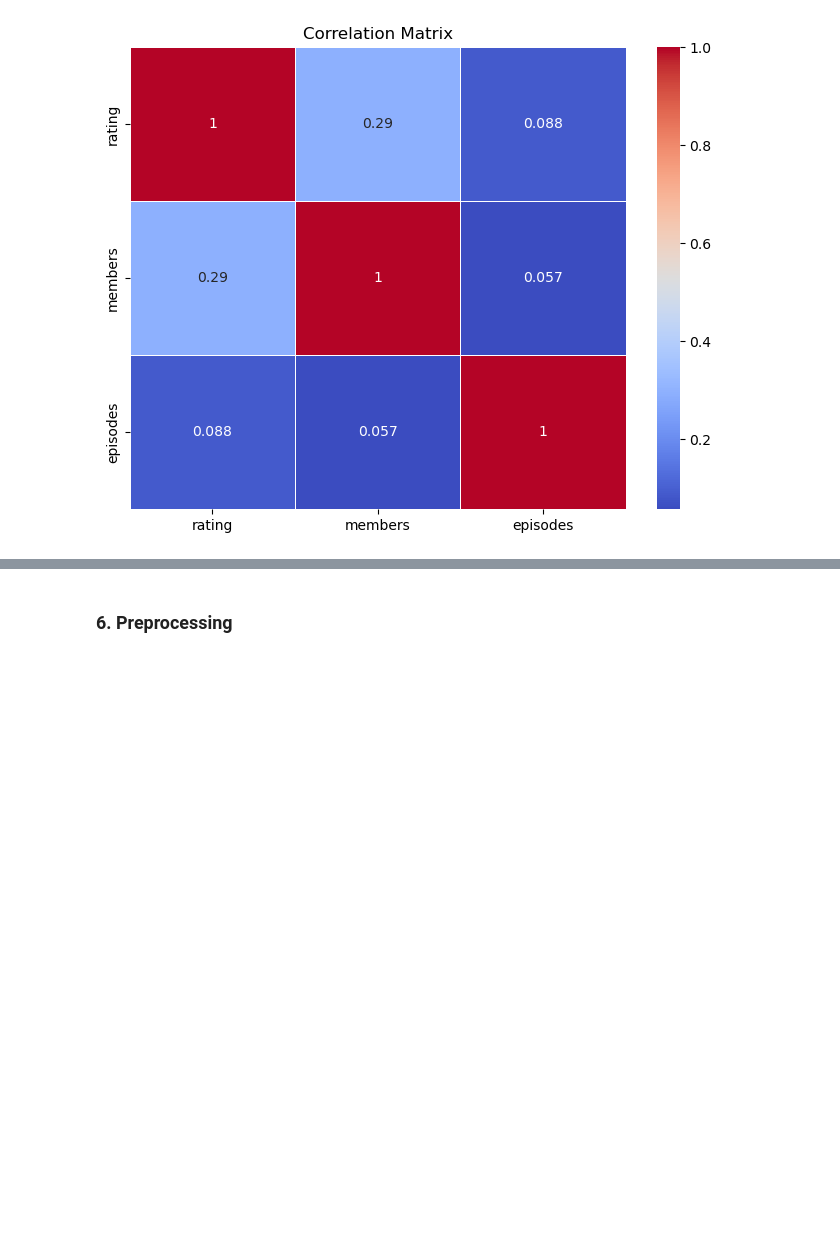
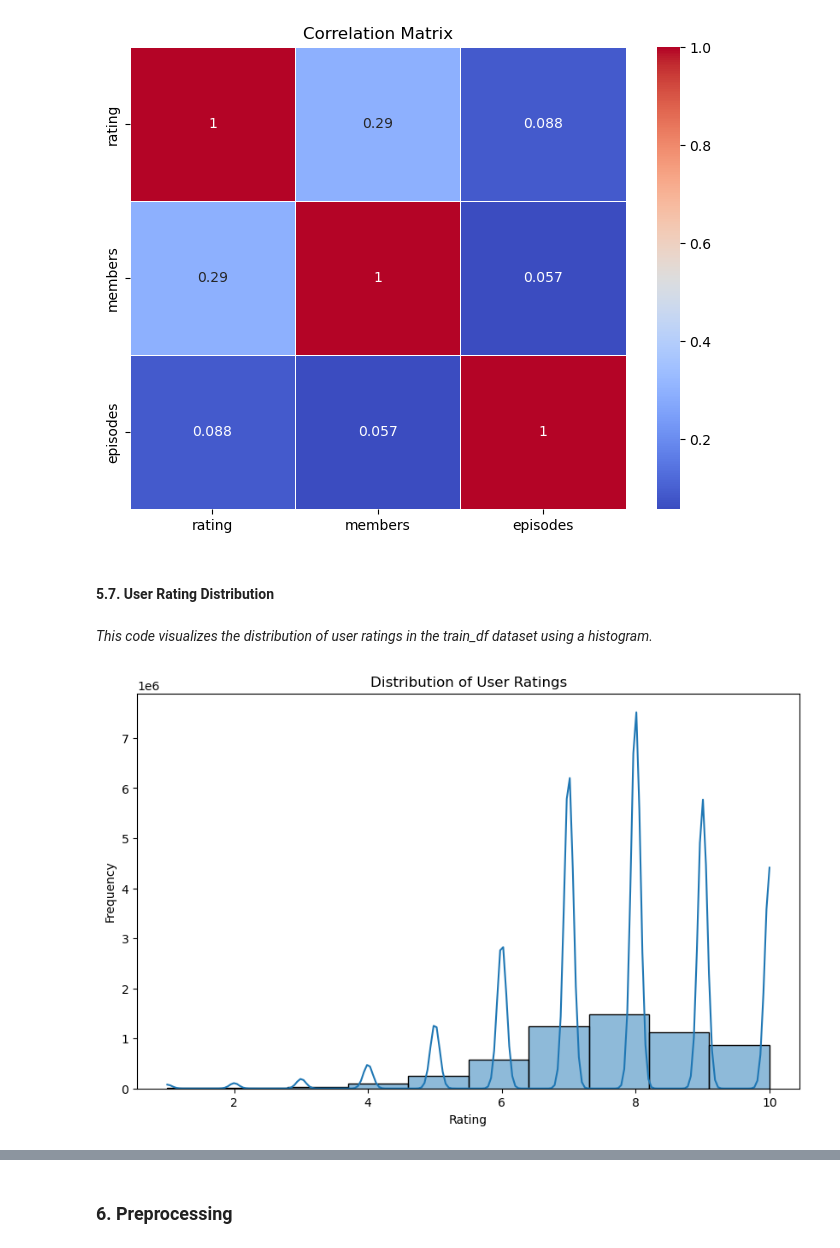
Before and after one commit to PhillipSethole/Anime-Recommender-System-Project-2025, a Jupyter notebook: Anime-Recommender-System-Project-2025 Team 2.ipynb, the cells around one changed output, grey strips where cells are left out. Saved outputs shown, nothing was run; the diff lists cells and outputs as text; code cells hidden in the pictures; blank space fills up the shorter version.

```diff
--- a/Anime-Recommender-System-Project-2025 Team 2.ipynb
+++ b/Anime-Recommender-System-Project-2025 Team 2.ipynb
@@ -281,0 +77,4 @@ Name: count, dtype: int64
+# %%
+# Reading the train.zip (csv) file into a DataFrame
+train_df = pd.read_csv('train.csv')
+train_df.head(3)
@@ -281,0 +216,28 @@ Name: count, dtype: int64
+# %%
+# Define function to clean train_df
+def clean_train_df(df):
+    # Ensure user_id and anime_id are non-null and numeric
+    df = df.dropna(subset=['user_id', 'anime_id'])
+    df['user_id'] = pd.to_numeric(df['user_id'], errors='coerce')
+    df['anime_id'] = pd.to_numeric(df['anime_id'], errors='coerce')
+
+    # Handle ratings: ensure they are integers and within a valid range
+    df['rating'] = pd.to_numeric(df['rating'], errors='coerce')
+
+    # Option 1: Filter out rows where rating is -1, ensuring rating remains an integer
+    df = df[df['rating'] != -1]
+
+    # Remove remaining rows with NaN values that could not be converted
+    df.dropna(subset=['user_id', 'anime_id', 'rating'], inplace=True)
+
+    # Ensure the remaining ratings are within the valid range
+    df = df[(df['rating'] >= 1) & (df['rating'] <= 10)]
+    df['rating'] = df['rating'].astype(int)  # Ensure rating column is of integer type
+
+    return df
+# %%
+# Clean the dataframes
+train_df = clean_train_df(train_df)
+
+# Display the first few rows of the cleaned dataframes for verification
+print(f'Cleaned train_df:\n{train_df.head()}')
@@ -290,3 +377,17 @@ plt.title('Correlation Matrix')
 plt.show()
 # %% [output]
 [figure]
+# %% [markdown]
+#### 5.7. User Rating Distribution
+# %% [markdown]
+_This code visualizes the distribution of user ratings in the train_df dataset using a histogram._
+# %%
+# Distribution of user ratings
+plt.figure(figsize=(10, 6))
+sns.histplot(train_df['rating'], bins=10, kde=True)
+plt.title('Distribution of User Ratings')
+plt.xlabel('Rating')
+plt.ylabel('Frequency')
+plt.show()
+# %% [output]
+[figure, added]
```
Also changed, not shown: parts of 145 cells of this notebook.
